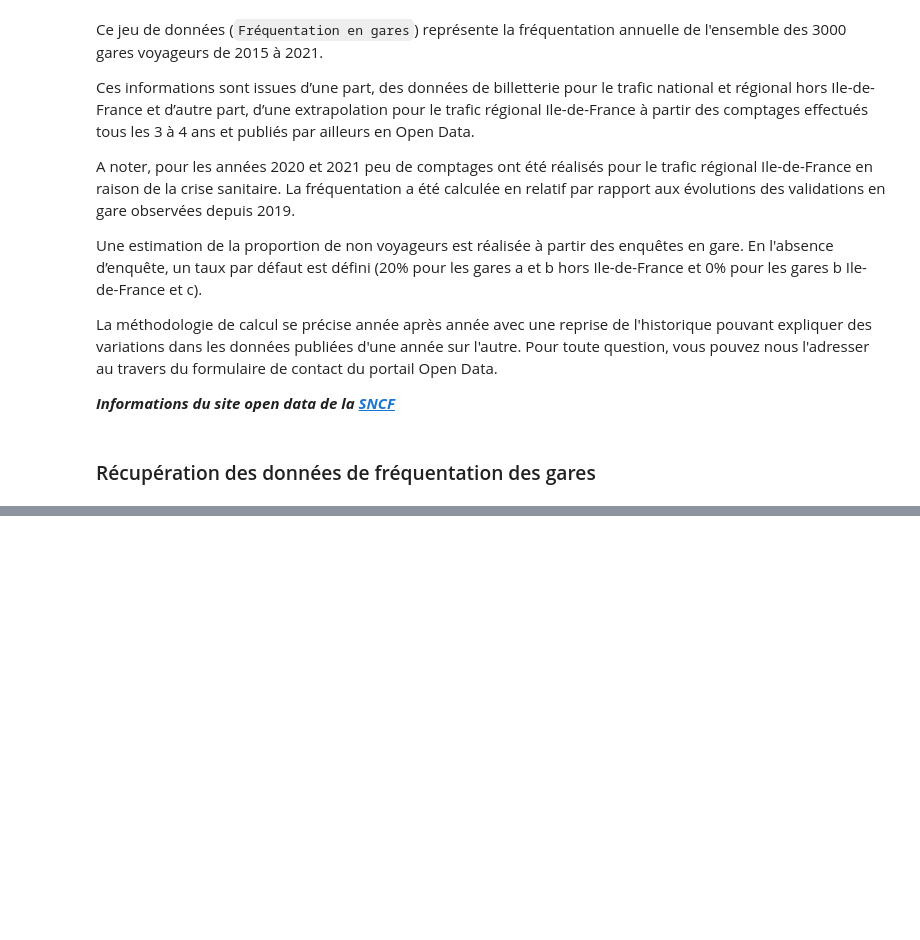
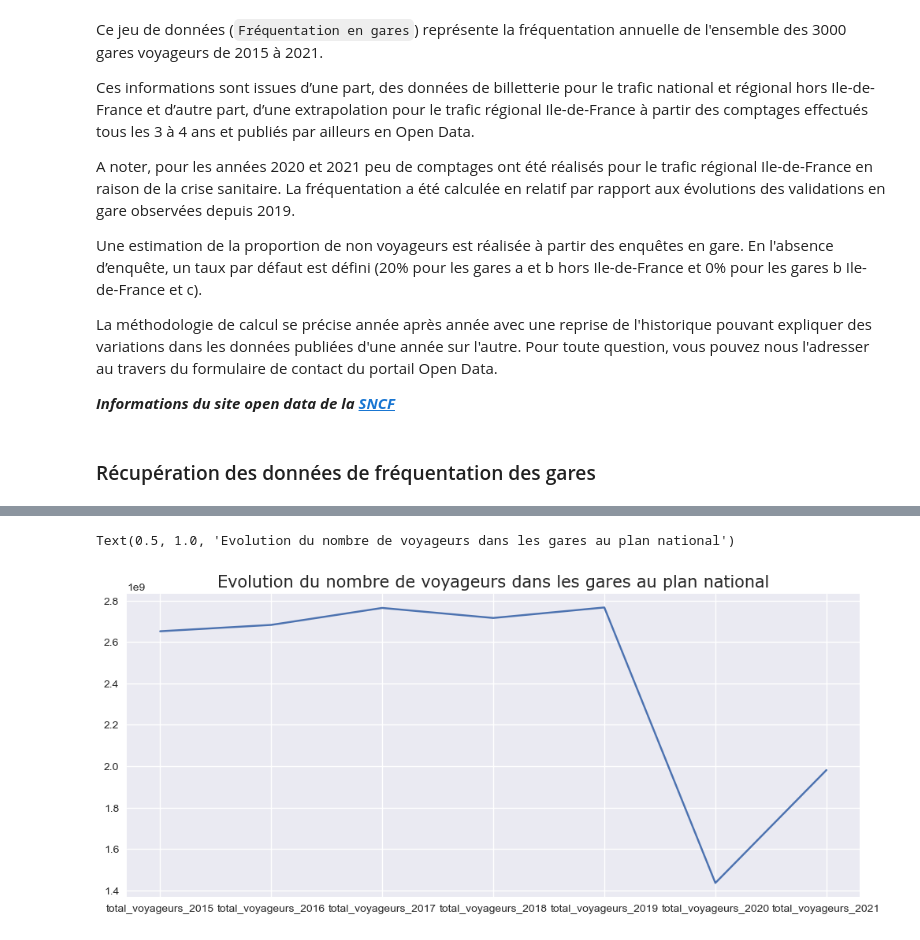
Before and after one commit to gbiaou/Projet_Python_SNCF, a Jupyter notebook: frequentation-gares.ipynb, the cells around one changed output, grey strips where cells are left out. Cells and saved outputs as stored; diff of their text form; code cells hidden in the pictures; blank space fills up the shorter version.

Commit message:
Ajout de quelques graphiques à frequentation-gares

```diff
--- a/frequentation-gares.ipynb
+++ b/frequentation-gares.ipynb
@@ -41,0 +125,9 @@ Dans le jeu de données ,
+# %%
+National = np.sum(dataFreq, axis = 0)
+# %%
+National = National.reset_index().T
+National.columns = National.iloc[0]
+# %%
+dataFreqV = dataFreq.append(National.iloc[1]) # Ajout d'une ligne pour les chiffres nationaux
+# %%
+plt.style.use("seaborn")
@@ -41,0 +137,7 @@ Dans le jeu de données ,
+# %%
+plt.figure(figsize = (12,5))
+dataFreqV[["total_voyageurs_{}".format(an) for an in range(2015, 2022)]].iloc[-1].plot()
+plt.title("Evolution du nombre de voyageurs dans les gares au plan national", fontsize  = 15, fontfamily = "verdana")
+# %% [output]
+Text(0.5, 1.0, 'Evolution du nombre de voyageurs dans les gares au plan national')
+[figure, added]
```
Also changed, not shown: parts of 28 cells of this notebook.
